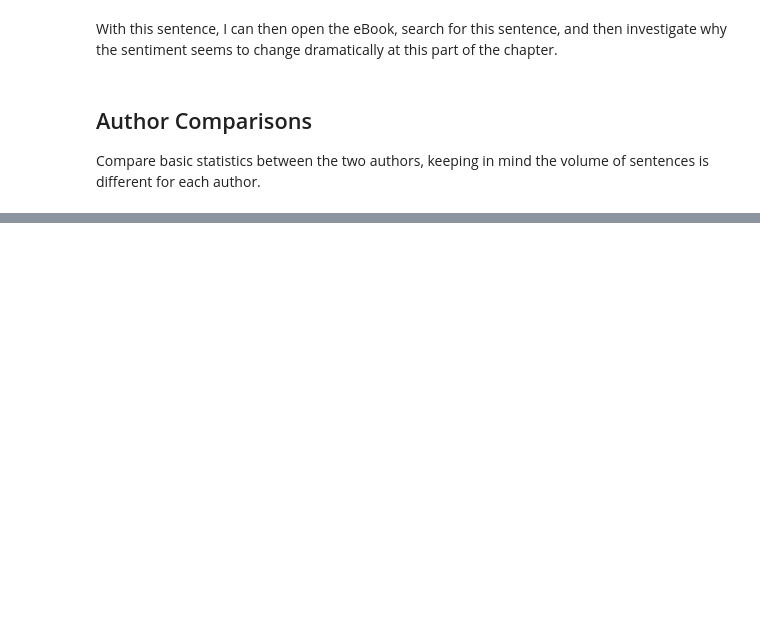
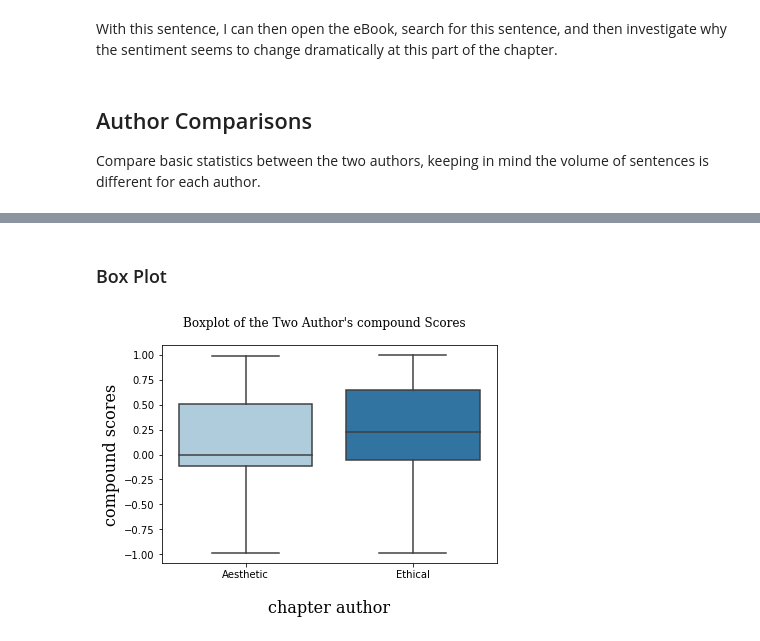
Before and after one commit to paulmtree/Philosophy_Analysis, a Jupyter notebook: Preliminary Sentiment Analysis.ipynb, the cells around one changed output, grey strips where cells are left out. Drawn from its saved outputs; the diff is of its cells as text; code cells hidden in the pictures; blank space fills up the shorter version.

Commit message:
added more descriptive statistics and explanatory text

```diff
--- a/Preliminary Sentiment Analysis.ipynb
+++ b/Preliminary Sentiment Analysis.ipynb
@@ -167,9 +180,8 @@ Your life has perhaps brought you into touch with people of whom you suspected s
 # %%
 import pandas as pd
 
+#Analyze sentiment of each sentence, put into a list
 sent_list = []
-test_scores = sentiment_analyzer_scores(a_list[0][3])
-count = 0
 for chapter in a_list:
     for x in range(0, len(chapter)):
         sentence = chapter[x].rstrip('\n')
@@ -180,5 +192,4 @@ for chapter in a_list:
                           scores['neu'],
                           scores['pos'],
                           scores['compound']])
-    count += 1
 # %%
@@ -348,0 +368,19 @@ Descriptive statitics for compound column
+# %% [markdown]
+### Box Plot
+# %%
+import seaborn as sns
+import matplotlib.pyplot as plt
+from scipy.stats import iqr
+import statistics as stat
+import matplotlib.ticker as mtick
+
+def basic_boxplot(metric):
+    metric = str(metric)
+    sns.boxplot(x='chapter_author', y=metric,
+            data=sent_df[sent_df.chapter_author != "Neutral"], palette="Paired")
+    plt.xlabel("chapter author", fontdict = font, labelpad = 20)
+    plt.ylabel(metric + " scores", fontdict = font)
+    plt.suptitle("Boxplot of the Two Author's " + metric + " Scores", fontdict = font)
+basic_boxplot(metric='compound')
+# %% [output]
+[figure, added]
```
Also changed, not shown: parts of 31 cells of this notebook, 1 other file.
